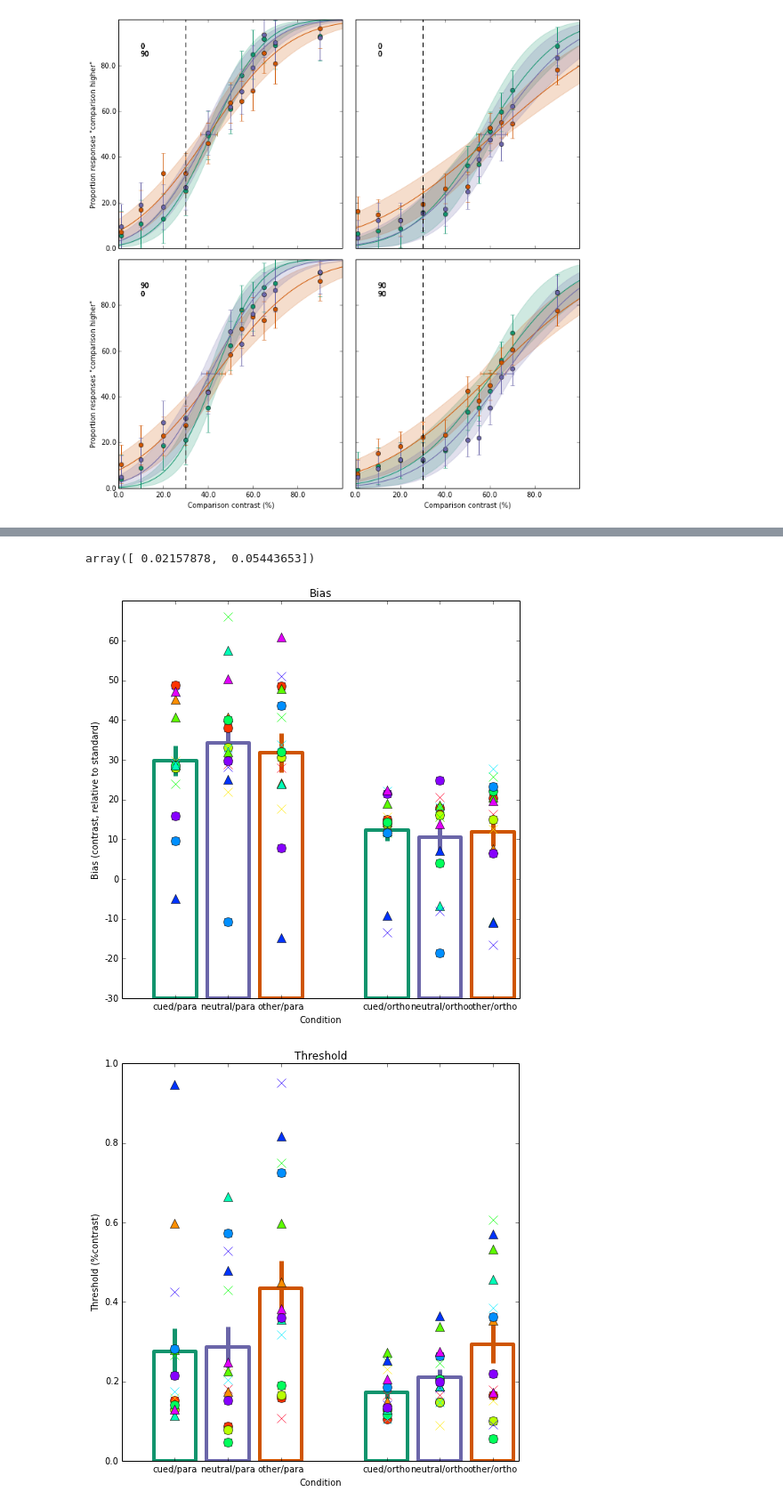
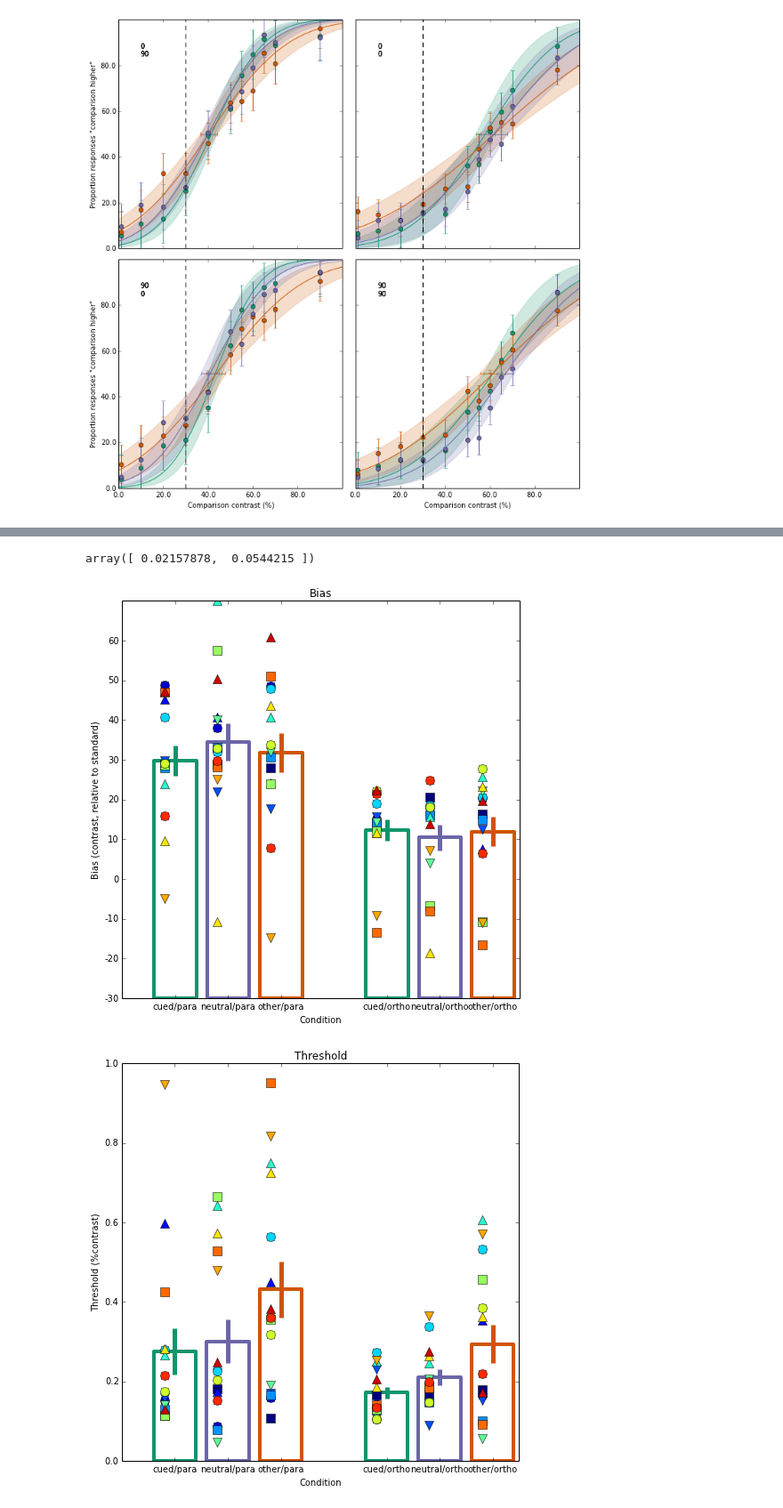
Before and after one commit to arokem/att_ss, a Jupyter notebook: GroupAnalysis.ipynb, the cells around one changed output, grey strips where cells are left out. Shown at 89% size. Cells and saved outputs as stored; diff of their text form; code cells hidden in the pictures.

```diff
--- a/GroupAnalysis.ipynb
+++ b/GroupAnalysis.ipynb
@@ -259,10 +259,10 @@ this_cue_conds = ['cued', 'neutral', 'other']
 
 # We give each subject their own color which we will use across:
 cNorm  = co.Normalize(vmin=0, vmax=n_subjects)
-scalarMap = cm.ScalarMappable(norm=cNorm, cmap=matplotlib.cm.gist_rainbow)
+scalarMap = cm.ScalarMappable(norm=cNorm, cmap=matplotlib.cm.jet)
 sub_colors = scalarMap.to_rgba(range(n_subjects))
 
-sub_markers = ['x', 'o', '^'] * (n_subjects/3)
+sub_markers = ['s', 'o', '^', 'v'] * (n_subjects/3)
 titles = ['Bias', 'Sensitivity']
 ori_labels = ['parallel', 'orthogonal']
 
@@ -338,7 +338,7 @@ Quantity: Sensitivity, relative orientation:90 cue condition: other F_(1,14)=6.1
 # %%
 np.var(table,1)
 # %% [output]
-array([ 0.02157878,  0.05443653])
+array([ 0.02157878,  0.0544215 ])
 # %%
 # Plot the mean and single-subject data for each condition (now averaging over horizontal/vertical center)
 
@@ -367,8 +367,8 @@ for sub_idx in range(n_subjects):
             cond_sens[ii].append(this_sens)
             ii += 1
 
-    ax_bias.plot(x, sub_bias, marker=sub_markers[sub_idx], color=sub_colors[sub_idx], markersize=10, linewidth=0)
-    ax_sens.plot(x, sub_sens, marker=sub_markers[sub_idx], color=sub_colors[sub_idx], markersize=10, linewidth=0)
+    ax_bias.plot(np.array(x)-0.2, sub_bias, marker=sub_markers[sub_idx], color=sub_colors[sub_idx], markersize=10, linewidth=0)
+    ax_sens.plot(np.array(x)-0.2, sub_sens, marker=sub_markers[sub_idx], color=sub_colors[sub_idx], markersize=10, linewidth=0)
 
 
 mean_bias = np.mean(cond_bias, -1)
@@ -402,37 +402,37 @@ ax_bias.set_yticks(yticker)
 ax_bias.set_yticklabels(['%s'%int(thistick*100-30) for thistick in yticker])
 
 mean_sens = np.mean(cond_sens,-1)
 sem_sens = stats.sem(cond_sens, -1)
 
 ax_sens.bar(np.array(x[:2])-0.4, mean_sens[:2], edgecolor=colors[this_cue_conds[0]], color=[0,0,0,0], yerr=sem_sens[:2], linewidth=4,
             error_kw=dict(capsize=0, linewidth=5, ecolor=colors[this_cue_conds[0]]))#, marker='o', markersize=10)
 
 ax_sens.bar(np.array(x[2:4])-0.4, mean_sens[2:4], edgecolor=colors[this_cue_conds[1]], color=[0,0,0,0], yerr=sem_sens[2:4], linewidth=4,
             error_kw=dict(capsize=0, linewidth=5, ecolor=colors[this_cue_conds[1]]))#, marker='o', markersize=10)
 
 ax_sens.bar(np.array(x[4:])-0.4, mean_sens[4:], edgecolor=colors[this_cue_conds[2]], color=[0,0,0,0], yerr=sem_sens[4:], linewidth=4,
             error_kw=dict(capsize=0, linewidth=5, ecolor=colors[this_cue_conds[2]]))#, marker='o', markersize=10)
 
 #ax_sens.errorbar(x, np.mean(cond_sens,-1), yerr=stats.sem(cond_sens, -1), linestyle='none', color='k')
 
 ax_sens.set_xticks(x)
 ax_sens.set_xticklabels(['%s/para'%this_cue_conds[0],
                          '%s/ortho'%this_cue_conds[0],
                          '%s/para'%this_cue_conds[1],
                          '%s/ortho'%this_cue_conds[1],
                          '%s/para'%this_cue_conds[2],
                          '%s/ortho'%this_cue_conds[2]])
 
 ax_sens.set_xlim([-1.0,6.5])
 ax_sens.set_xlabel('Condition')
 ax_sens.set_ylabel(r'Threshold (%contrast)')
 ax_sens.set_title('Threshold')
 
-fig_bias.savefig(path_to_files + 'figures/bias.png')
-fig_sens.savefig(path_to_files + 'figures/threshold.png')
+fig_bias.savefig(path_to_files + 'figures/bias.svg')
+fig_sens.savefig(path_to_files + 'figures/threshold.svg')
 # %% [output]
-[figure, old version]
+[figure, new version]
-[figure, old version]
+[figure, new version]
 # %%
 cond_bias = np.array(cond_bias)
 cond_sens = np.array(cond_sens)
```
Also changed, not shown: parts of 7 cells of this notebook, 3 other files.
